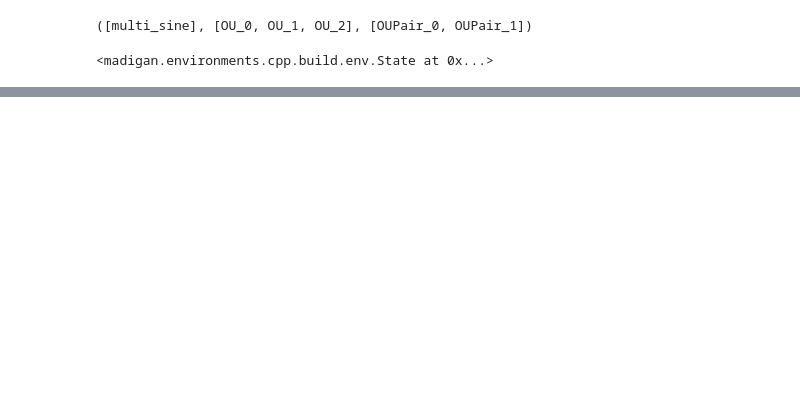
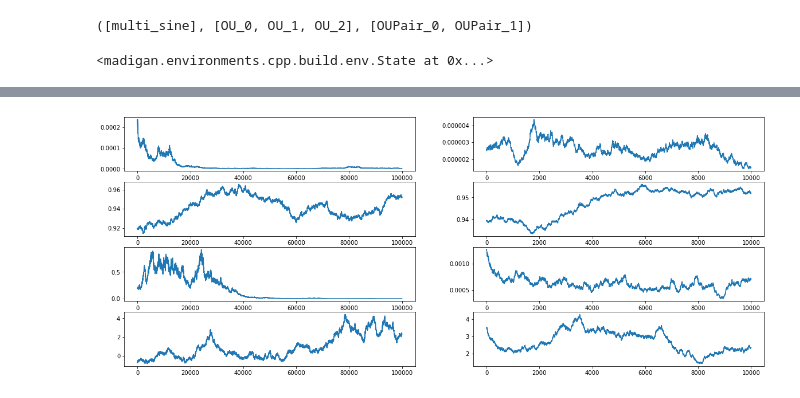
Before and after one commit to Hanwant/madigan, a Jupyter notebook: notebooks/OUPairSynth.ipynb, the cells around one changed output, grey strips where cells are left out. Drawn from its saved outputs; the diff is of its cells as text; code cells hidden in the pictures; blank space fills up the shorter version.

```diff
--- a/notebooks/OUPairSynth.ipynb
+++ b/notebooks/OUPairSynth.ipynb
@@ -85,0 +122,18 @@ NameError: name 'window_ou_pair' is not defined
+# %%
+source  = iter(geom_walk(.01, 5))
+source1 = iter(geom_walk_1(.01, 1))
+source2 = iter(geom_walk_2(.01, 1))
+source3 = iter(geom_walk_3(.01, 1))
+sources = (source, source1, source2, source3)
+# %%
+outs = [[] for i in sources]
+for i in range(100000):
+    for j, source in enumerate(sources):
+        outs[j].append(next(source))
+# %%
+fig, ax = plt.subplots(len(outs),2, figsize=(20, 8))
+for i, out in enumerate(outs):
+    ax[i, 0].plot(out[:])
+    ax[i, 1].plot(out[-10000:])
+# %% [output]
+[figure, added]
```
Also changed, not shown: parts of 5 cells of this notebook, 2 other files.
